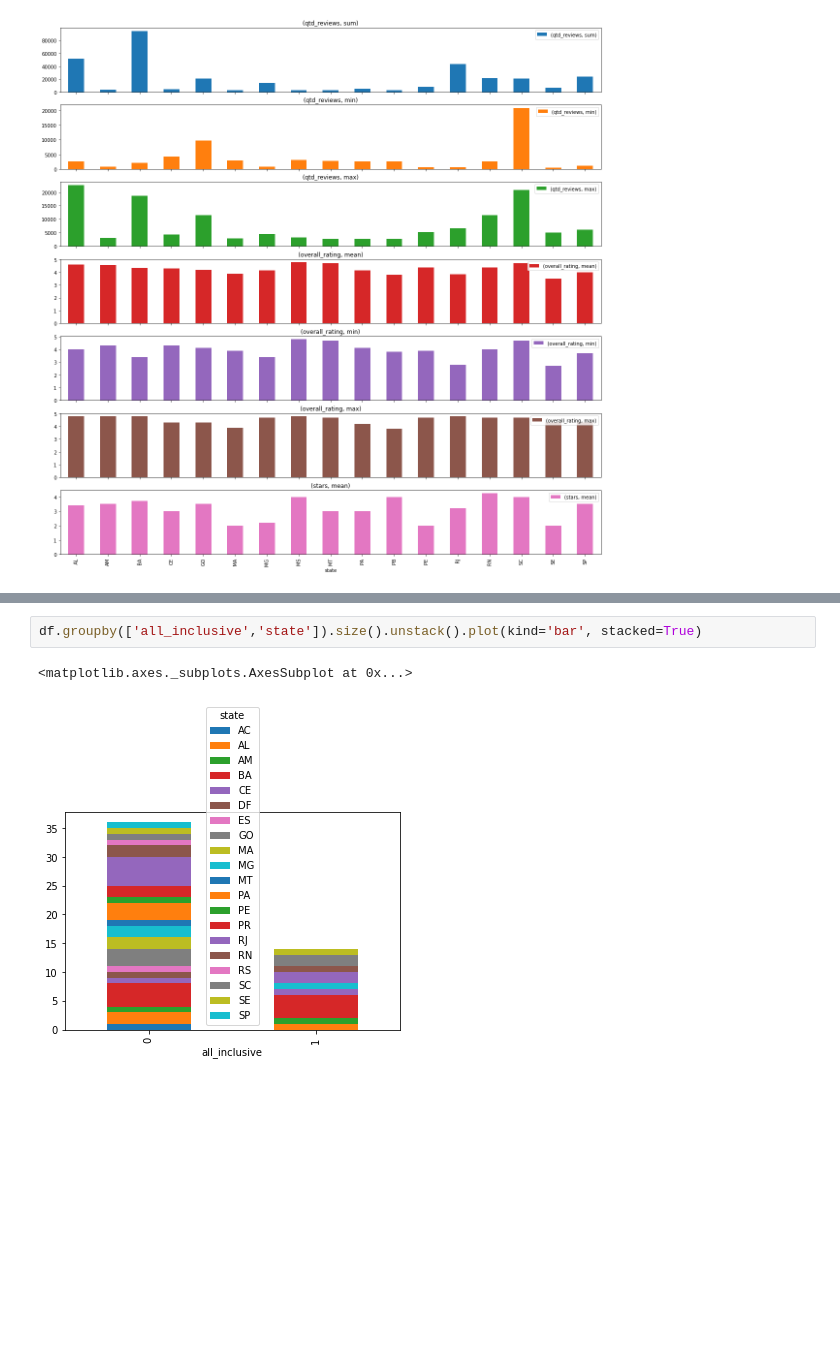
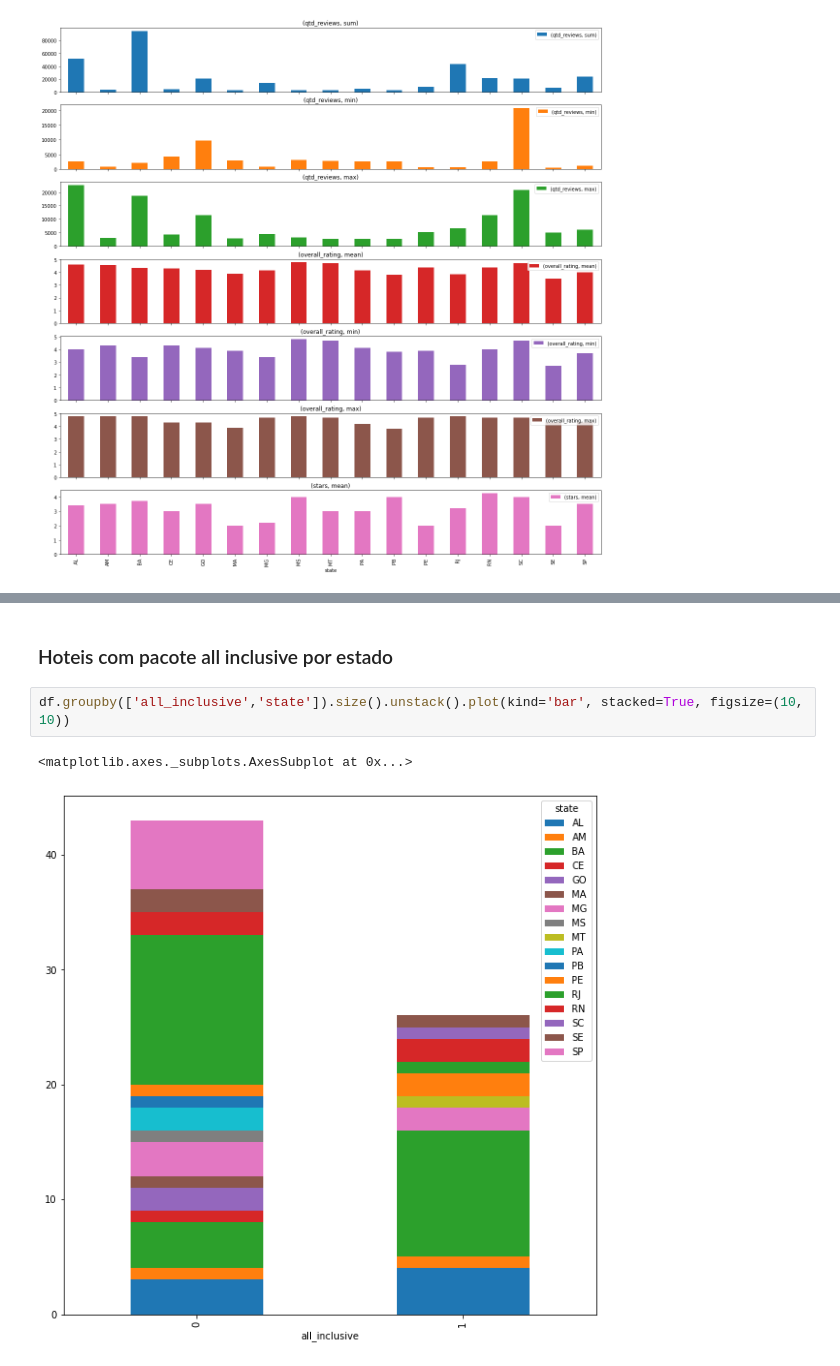
Before and after one commit to emerson-matos/tcc-notebooks, a Jupyter notebook: tcc_data.ipynb, the cells around one changed output, grey strips where cells are left out. Drawn from its saved outputs; the diff is of its cells as text; blank space fills up the shorter version.

```diff
--- a/tcc_data.ipynb
+++ b/tcc_data.ipynb
@@ -141,6 +150,8 @@ df.groupby(['stars','state']).size().unstack().plot(kind='barh', stacked=True)
+# %% [markdown]
+### Hoteis com pacote all inclusive por estado
 # %%
-df.groupby(['all_inclusive','state']).size().unstack().plot(kind='bar', stacked=True)
+df.groupby(['all_inclusive','state']).size().unstack().plot(kind='bar', stacked=True, figsize=(10, 10))
 # %% [output]
 <matplotlib.axes._subplots.AxesSubplot at 0x...>
-[figure, old version]
+[figure, new version]
 # %%
```
Also changed, not shown: parts of 14 cells of this notebook.
